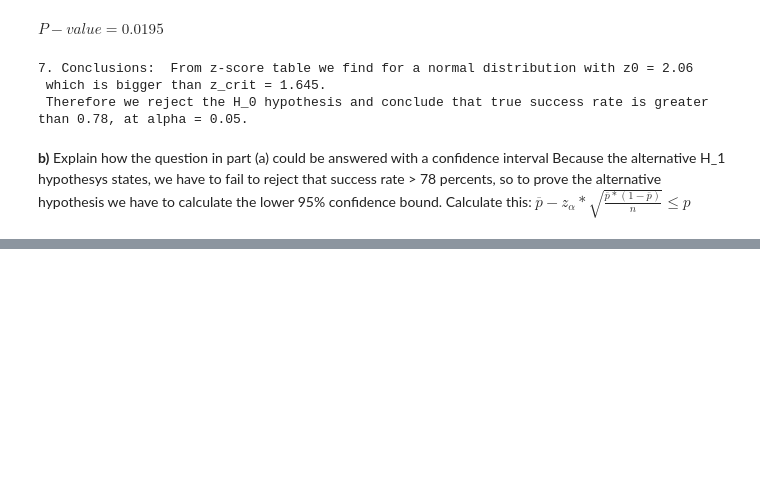
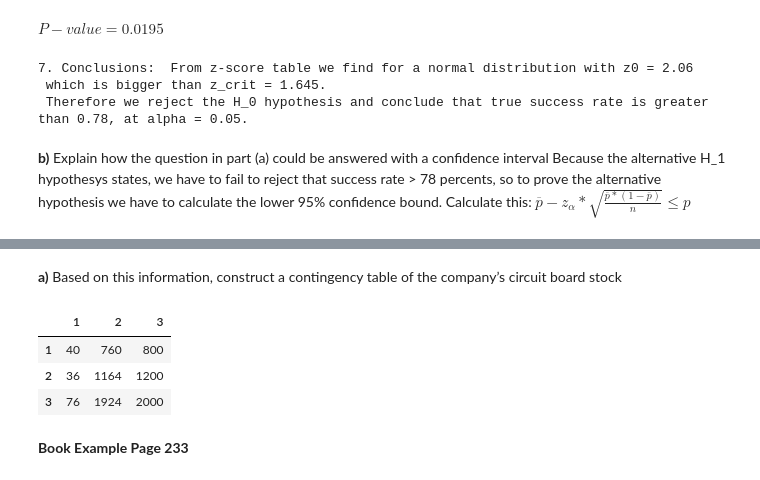
Before and after one commit to nickcernean/SMP_Exercises, a Jupyter notebook: 7_Hypothesis Testing/Problems_7.ipynb, the cells around one changed output, grey strips where cells are left out. Drawn from its saved outputs; the diff is of its cells as text; code cells hidden in the pictures; blank space fills up the shorter version.

```diff
--- a/7_Hypothesis Testing/Problems_7.ipynb
+++ b/7_Hypothesis Testing/Problems_7.ipynb
@@ -362,0 +438,21 @@ Since the lower limit of the CI with 0.95 level confidence is bigger than the nu
+# %% [markdown]
+**a)** Based on this information, construct a contingency table of the company’s circuit board stock </br>
+# %%
+## Index 1 = Supplier 1
+## Index 2 = Supplier 2
+## Index 3 = Total
+
+## Column 1 = Defective
+## Column 2 = Non-defective
+## Column 3 = Total
+Index = [1, 2, 3]
+Columns = {1: [40, 36, 76], 2: [760, 1164, 1924], 3: [800,1200,2000]}
+df = pd.DataFrame(data=Columns, index = Index)
+df
+# %% [output]
+|  | 1 | 2 | 3 |
+| 1 | 40 | 760 | 800 |
+| 2 | 36 | 1164 | 1200 |
+| 3 | 76 | 1924 | 2000 |
+# %% [markdown]
+**Book Example Page 233**
```
Also changed, not shown: parts of 13 cells of this notebook.
